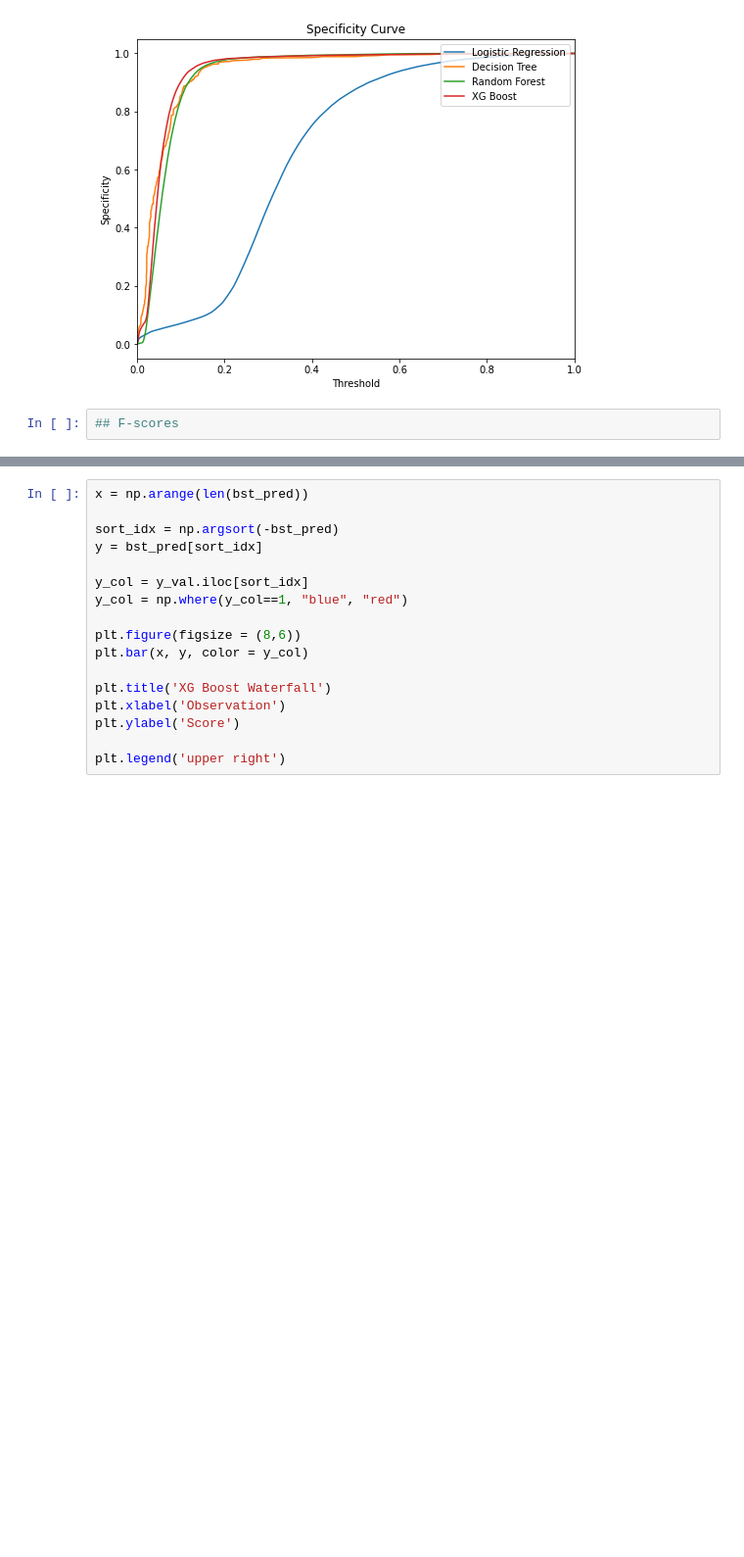
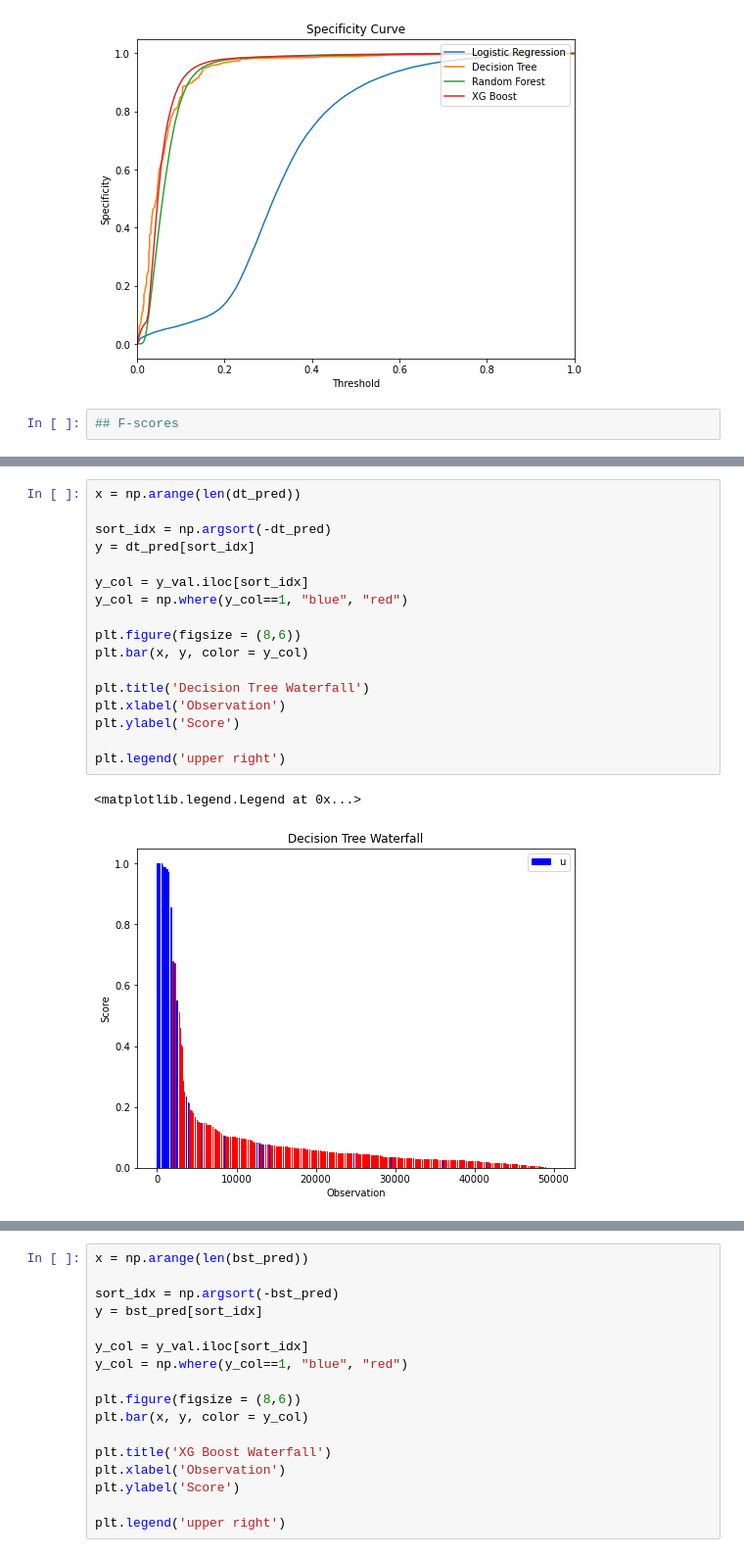
Before and after one commit to sjo302/Capstone, a Jupyter notebook: Notebooks/10_models.ipynb, the cells around one changed output, grey strips where cells are left out. Shown: that part at 98% size. Drawn from its saved outputs; the diff is of its cells as text; blank space fills up the shorter version.

```diff
--- a/Notebooks/10_models.ipynb
+++ b/Notebooks/10_models.ipynb
@@ -267,0 +288,20 @@ plt.legend(loc = 'lower left')
+# %%
+x = np.arange(len(dt_pred))
+
+sort_idx = np.argsort(-dt_pred)
+y = dt_pred[sort_idx]
+
+y_col = y_val.iloc[sort_idx]
+y_col = np.where(y_col==1, "blue", "red")
+
+plt.figure(figsize = (8,6))
+plt.bar(x, y, color = y_col)
+
+plt.title('Decision Tree Waterfall')
+plt.xlabel('Observation')
+plt.ylabel('Score')
+
+plt.legend('upper right')
+# %% [output]
+<matplotlib.legend.Legend at 0x...>
+[figure, added]
```
Also changed, not shown: parts of 18 cells of this notebook.
